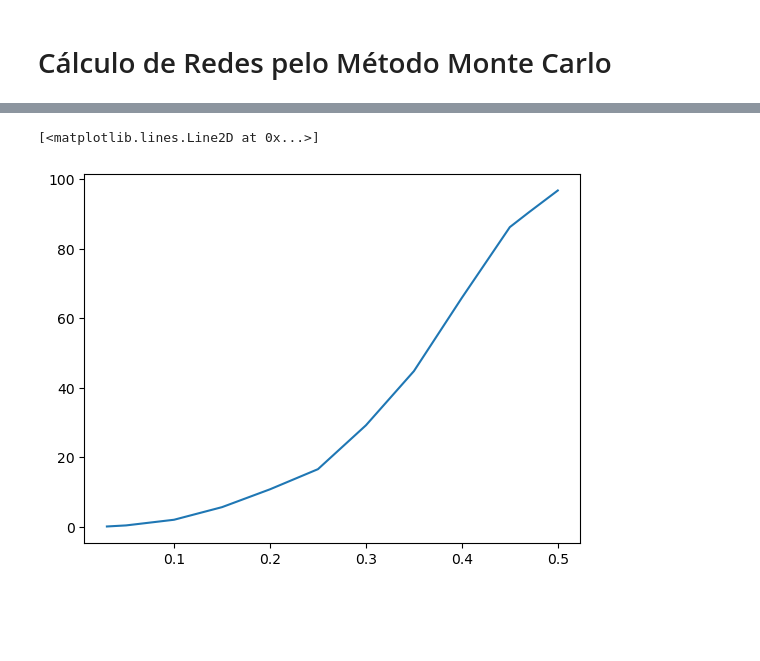
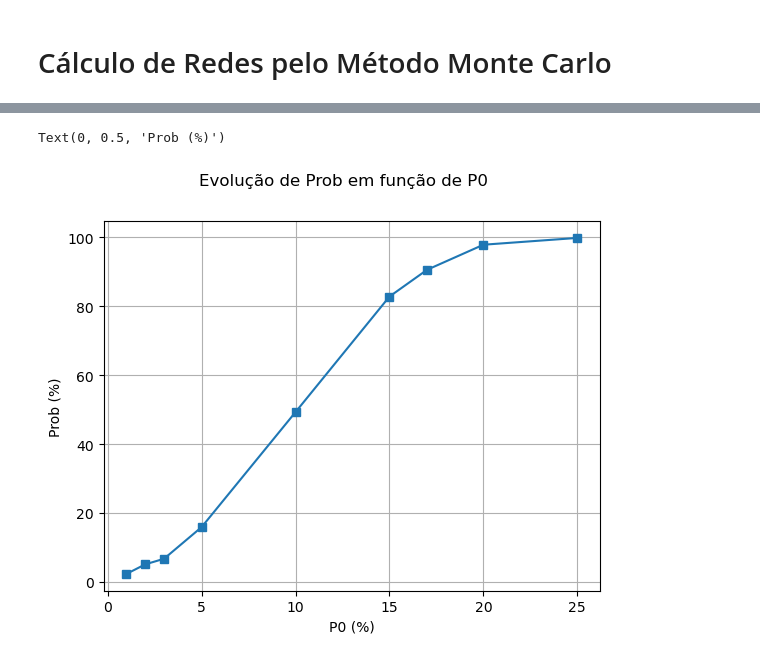
Before and after one commit to Ellocofonseca/C-lculo-Monte-Carlo-em-Redes, a Jupyter notebook: Trabalho 1.ipynb, the cells around one changed output, grey strips where cells are left out. Drawn from its saved outputs; the diff is of its cells as text; code cells hidden in the pictures; blank space fills up the shorter version.

```diff
--- a/Trabalho 1.ipynb
+++ b/Trabalho 1.ipynb
@@ -97,14 +99,16 @@ def GeraRedeObstruida(m, n , CH, CV, QB, nB, Po,Reduction):
 
     OldPressure=SolveNetwork(conec,C,natm,nB,QB,nc,nv)
 
+    lst = [0, 1, 2, 30, 31, 32, 93, 103, 113]
+    C[lst] = 20.0
     NC=C
 
     for i in range(nc): #loop para alteração das condutancias dos canos
 
         prob=np.random.rand()
 
-        if prob<=Po: #caso ocorra obstrucao
-            NC[i] = NC[i]*(1-Reduction) #redução da condutancia do cano selecionado
+        if (prob<=Po)and(NC[i]<20): #caso ocorra obstrucao
+            NC[i] = NC[i]*(1-Reduction) #redução da condutancia do cano
 
     NewPressure = SolveNetwork(conec,NC,natm,nB,QB,nc,nv)
 
@@ -113,18 +119,18 @@ def GeraRedeObstruida(m, n , CH, CV, QB, nB, Po,Reduction):
 def MonteCarlo(Prob,Testes):
     Probab=[]
 
-    CH = 1.3 #condutancia horizontal
-    CV = 3.6 #condutancia vertical
-    m, n = 10, 12 #tamanho da rede
+    CH = 2.0
+    CV = 2.0
+    nx, ny = 10, 10
+    nv, nc, conec, C, coord = GeraRede(nx, ny , CH, CV)
     nB=0
-    QB=3
+    QB=10
 
-    Reduction=0.935 #porcentagem de redução da condutância do cano caso obstruido
-    nv, nc, conec, C, coord = GeraRede(m, n , CH, CV)
+    Reduction=0.9 #porcentagem de redução da condutância do cano caso obstruido
 
     flag=0
     for j in range(Testes):
-        NP = GeraRedeObstruida(m, n , CH, CV,QB,nB, Prob, Reduction)
+        NP = GeraRedeObstruida(nx, ny , CH, CV, QB,nB, Prob, Reduction)
         if np.max(NP)>=12:
             flag+=1
         Probab.append((flag/(j+1))*100)
@@ -182,24 +212,20 @@ graphs[1,1].legend(['Po=0.50','Po=0.47','Po=0.45'])
 # %%
-HighPressure=[np.average(Probab0),np.average(Probab1),np.average(Probab2),np.average(Probab3),np.average(Probab4),np.average(Probab5),
-              np.average(Probab6),np.average(Probab7),np.average(Probab8),np.average(Probab9),np.average(Probab10),np.average(Probab11)]
+HighPressure=[np.average(Probab0),np.average(Probab1),np.average(Probab2),np.average(Probab3),
+              np.average(Probab4),np.average(Probab5),np.average(Probab6),np.average(Probab7),np.average(Probab8)]
 
+Percent = [i * 100 for i in Po]
 
-fig = go.Figure(data=[go.Table(
-    header=dict(values=['Po (chance de obstruir)', 'Probabilidade de P>=12 (%)'],
-                line_color='darkslategray',
-                fill_color='lightskyblue'),
-    cells=dict(values=[Po,              # 1st column
-                       HighPressure],   # 2nd column
-               line_color='darkslategray',
-               fill_color='lightcyan',
-               align='left'))
-])
-
-fig.update_layout(width=550,height=453)
+fig = go.Figure(data=[go.Table(header=dict(values=['P0 (%)', 'Prob (%)']),
+                 cells=dict(values=[Percent, HighPressure]))
+                     ])
+fig.update_layout(width=572,height=210,margin_b=1,margin_l=1,margin_r=1,margin_t=1)
 fig.show()
 
-
-plt.plot(Po,HighPressure)
+plt.plot(Percent,HighPressure,marker='s')
+plt.suptitle('Evolução de Prob em função de P0')
+plt.grid()
+plt.xlabel('P0 (%)')
+plt.ylabel('Prob (%)')
 # %% [output]
-[<matplotlib.lines.Line2D at 0x...>]
+Text(0, 0.5, 'Prob (%)')
-[figure, old version]
+[figure, new version]
```
Also changed, not shown: parts of 10 cells of this notebook.
